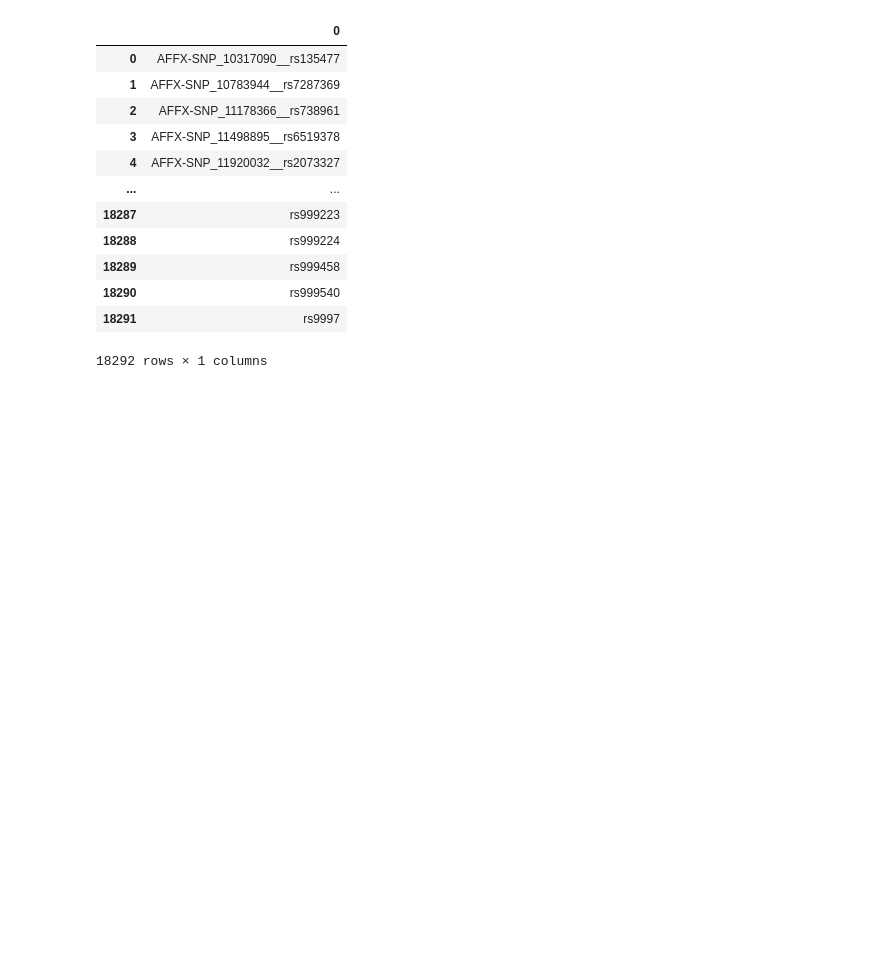
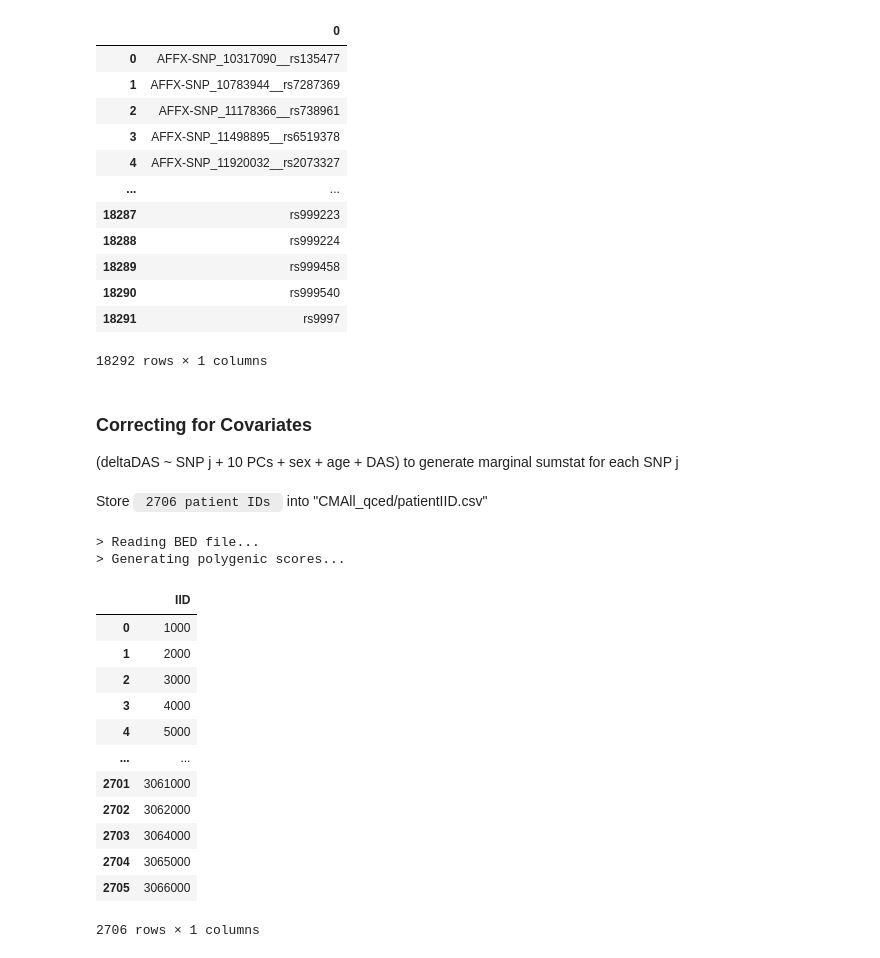
Before and after one commit to Yiqing-Zhu2000/RA_Project, a Jupyter notebook: RA_response_PRS.ipynb, the cells around one changed output. Drawn from its saved outputs; the diff is of its cells as text; code cells hidden in the pictures; blank space fills up the shorter version.

```diff
--- a/RA_response_PRS.ipynb
+++ b/RA_response_PRS.ipynb
@@ -1009,3 +1010,35 @@ ALL_chr22_bim
 shuffle_100 = ALL_chr22_bim.sample(n=100, random_state=2)
 shuffle_100
 shuffle_100.to_csv("CMAll_qced/shuffle_100_ALL22.txt", sep="\t", index=False, header=None)
+# %% [markdown]
+<h3> Correcting for Covariates </h3>
+ (deltaDAS ~ SNP j + 10 PCs + sex + age + DAS) to generate marginal sumstat for each SNP j
+# %% [markdown]
+Store <code> 2706 patient IDs </code> into "CMAll_qced/patientIID.csv"
+# %%
+#simulate
+g_sim = mgp.GWASimulator("CMAll_qced/chr22/ALL_CM_chr22",
+                         pi = [.99, .01],
+                         h2=0.5)
+g_sim.simulate()
+a= g_sim.to_phenotype_table().drop(["FID", "phenotype"], axis=1)
+a.to_csv("CMAll_qced/patientIID.csv", index=False, sep="\t")
+# %% [output]
+> Reading BED file...
+> Generating polygenic scores...
+# %%
+pd.read_csv("CMAll_qced/patientIID.csv", sep="\t")
+# %% [output]
+|  | IID |
+| 0 | 1000 |
+| 1 | 2000 |
+| 2 | 3000 |
+| 3 | 4000 |
+| 4 | 5000 |
+| ... | ... |
+| 2701 | 3061000 |
+| 2702 | 3062000 |
+| 2703 | 3064000 |
+| 2704 | 3065000 |
+| 2705 | 3066000 |
+2706 rows × 1 columns
```
Also changed, not shown: parts of 10 cells of this notebook, 1 other file.
